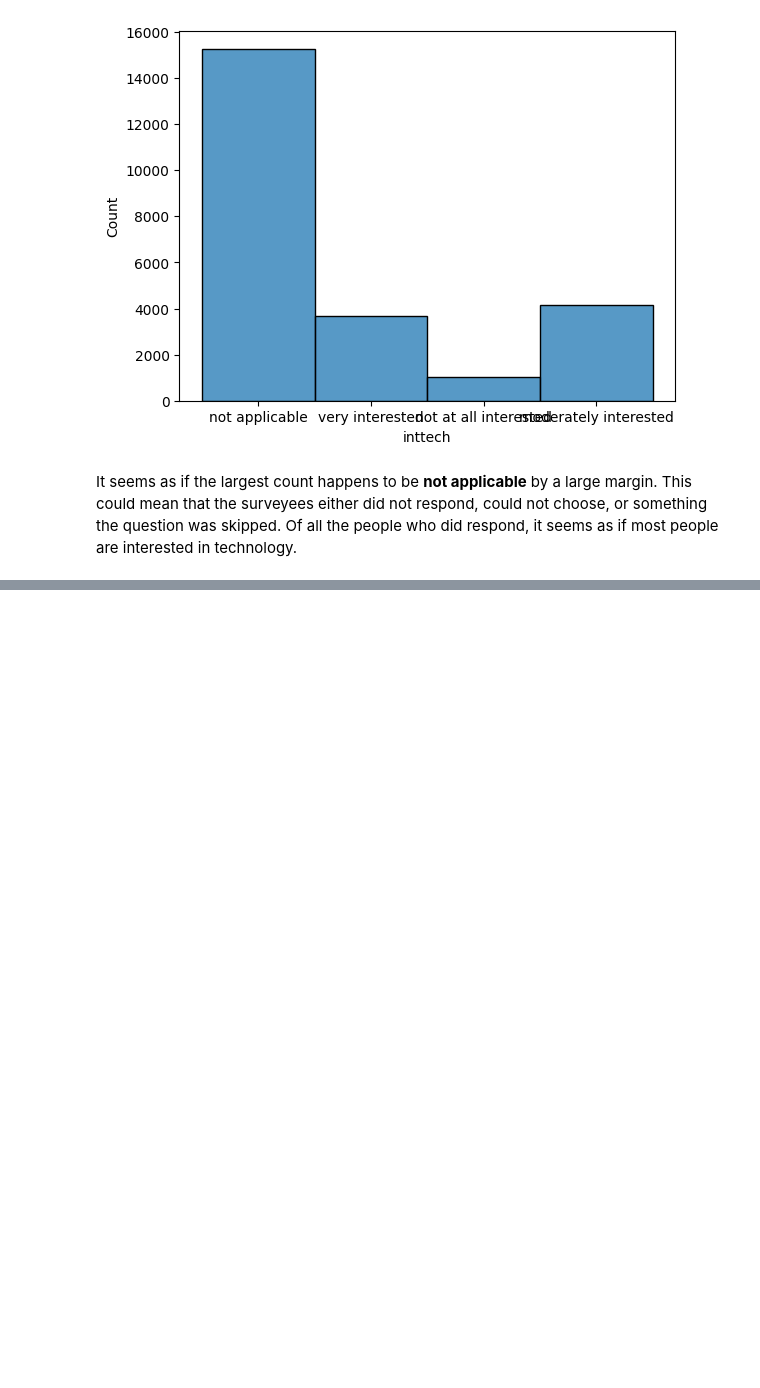
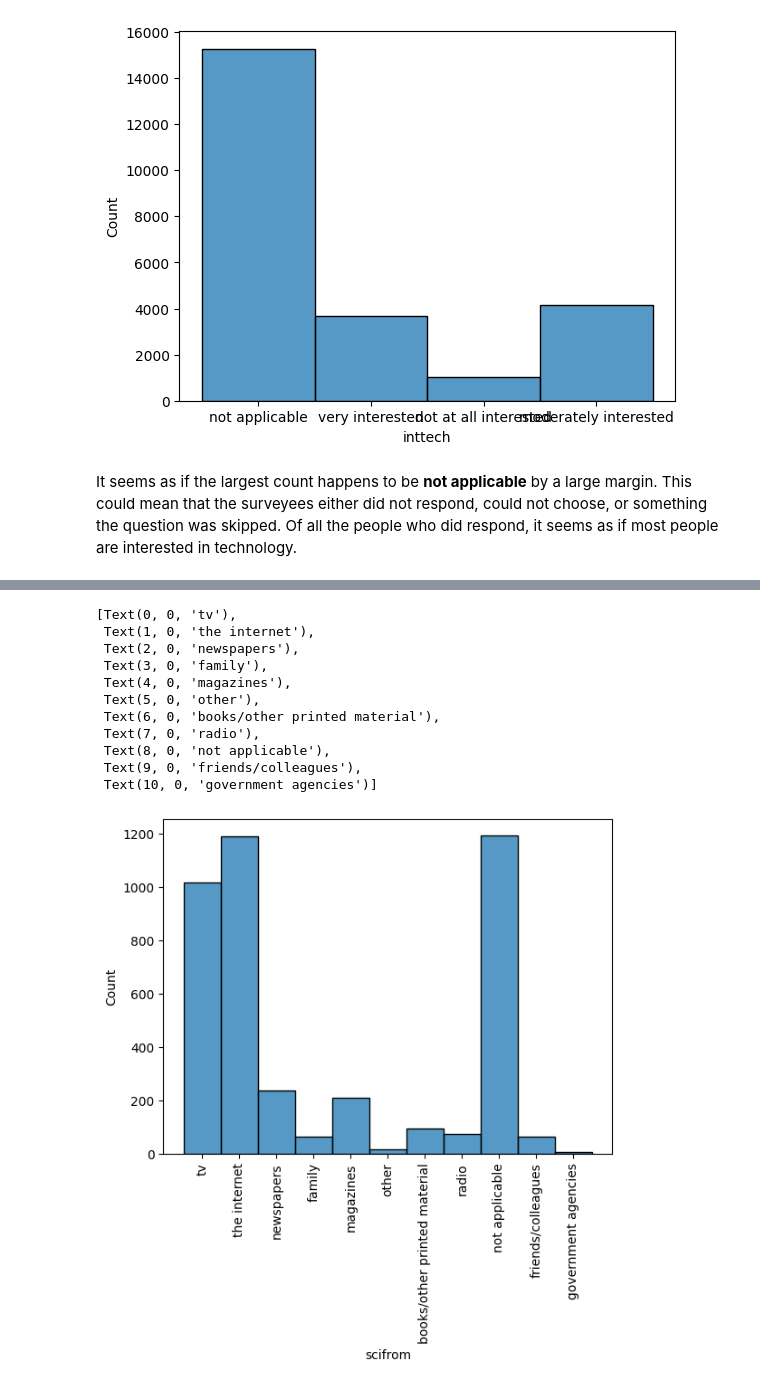
Before and after one commit to rafid-mirza/project_gss, a Jupyter notebook: Project_GSS.ipynb, the cells around one changed output, grey strips where cells are left out. Cells and saved outputs as stored; diff of their text form; code cells hidden in the pictures; blank space fills up the shorter version.

```diff
--- a/Project_GSS.ipynb
+++ b/Project_GSS.ipynb
@@ -340,0 +474,20 @@ It seems as if the largest count happens to be **not applicable** by a large mar
+# %%
+category = "moderately interested"
+
+inttech_scifrom_filtered = inttech_scifrom_cleaned[inttech_scifrom_cleaned["inttech"] == category]
+
+very_interested_histplot = sns.histplot(x = "scifrom", data = inttech_scifrom_filtered)
+very_interested_histplot.set_xticklabels(very_interested_histplot.get_xticklabels(), rotation = 90)
+# %% [output]
+[Text(0, 0, 'tv'),
+ Text(1, 0, 'the internet'),
+ Text(2, 0, 'newspapers'),
+ Text(3, 0, 'family'),
+ Text(4, 0, 'magazines'),
+ Text(5, 0, 'other'),
+ Text(6, 0, 'books/other printed material'),
+ Text(7, 0, 'radio'),
+ Text(8, 0, 'not applicable'),
+ Text(9, 0, 'friends/colleagues'),
+ Text(10, 0, 'government agencies')]
+[figure, added]
```
Also changed, not shown: parts of 12 cells of this notebook.
